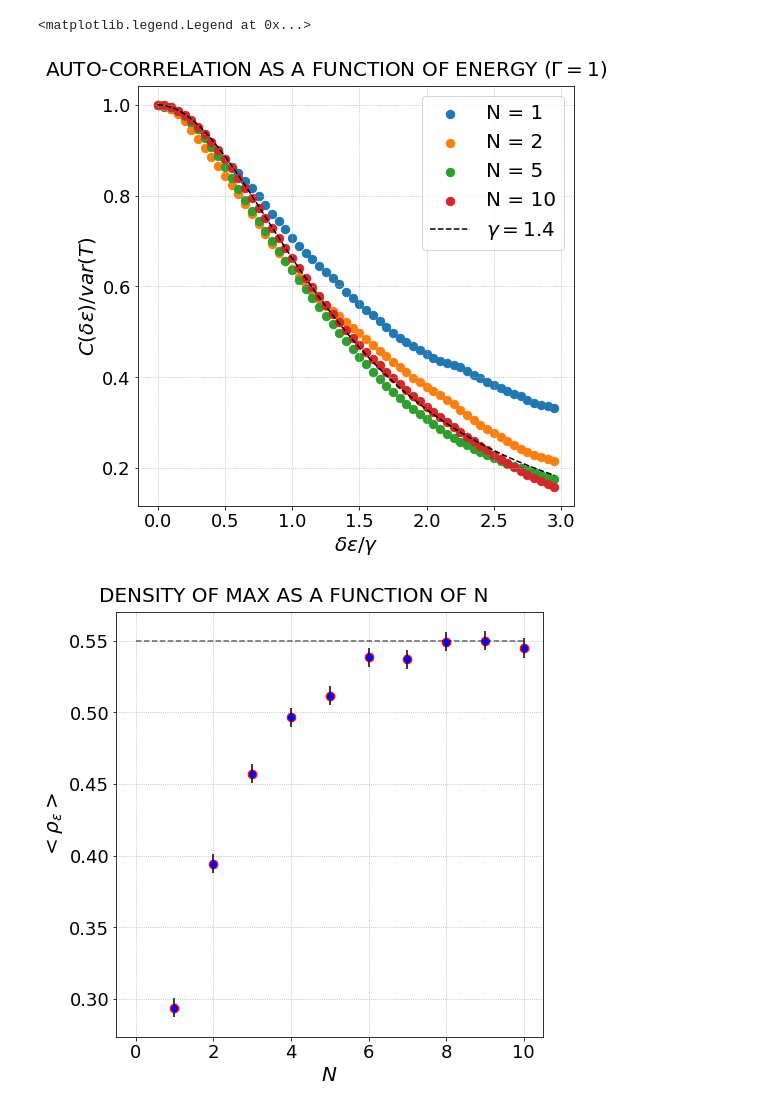
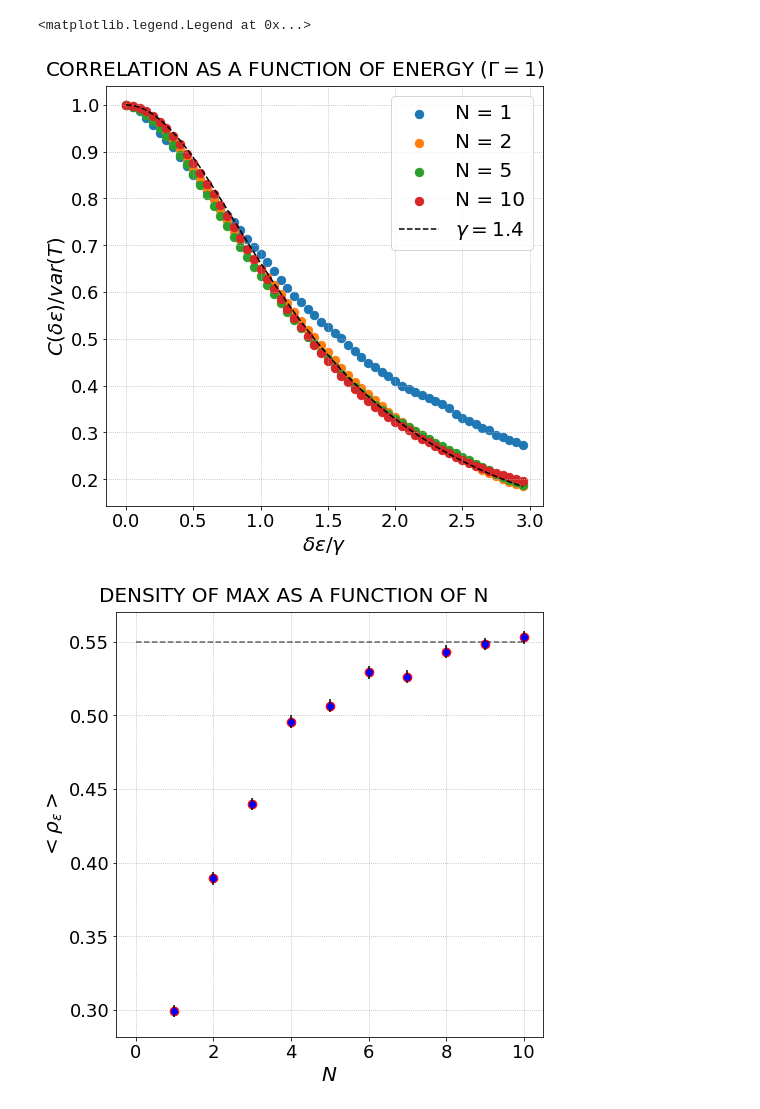
Before and after one commit to Rafffaelb/Schrodinger_Billiard, a Jupyter notebook: WignerDyson/Data_Analysis/Conductance_Energy.ipynb, the cells around one changed output. Drawn from its saved outputs; the diff is of its cells as text; code cells hidden in the pictures.

Commit message:
Implementing simulation of conductance as a function of energy

```diff
--- a/WignerDyson/Data_Analysis/Conductance_Energy.ipynb
+++ b/WignerDyson/Data_Analysis/Conductance_Energy.ipynb
@@ -40,6 +26,6 @@ def Auto_correlation(MOG_energy):
     c = np.zeros((1, columns))
     for j in range(columns):
         geg0[:,j] = np.multiply(MOG_energy[:,j], MOG_energy[:,0])
-        c[0,j] = (np.mean(geg0[:,j], axis = 0)-np.multiply(np.mean(MOG_energy[:,j], axis = 0),np.mean(MOG_energy[:,0], axis = 0)))/(np.var(MOG_energy[:,0], axis = 0))
+        c[0,j] = (np.mean(geg0[:,j], axis = 0)-np.multiply(np.mean(MOG_energy[:,j], axis = 0),np.mean(MOG_energy[:,0], axis = 0)))/(np.var(MOG_energy[:,j], axis = 0))
     return c
 # %%
@@ -140,26 +137,30 @@ x = [(1/20)*i for i in range(columns)]
 # %%
+(rows, columns) = np.shape(c_1)
+x = np.zeros((1,columns))
+x = [(1/20)*i for i in range(columns)]
+
 fig, axs = plt.subplots(1,1, figsize = (7,7), constrained_layout = True)
-fig.suptitle(r'AUTO-CORRELATION AS A FUNCTION OF ENERGY $(\Gamma = 1)$', fontsize = 20)
+fig.suptitle(r'CORRELATION AS A FUNCTION OF ENERGY $(\Gamma = 1)$', fontsize = 20)
 
 
 axs.scatter(x, c_1, s = 70, label = 'N = 1')
 axs.scatter(x, c_2, s = 70, label = 'N = 2')
 axs.scatter(x, c_5, s = 70, label = 'N = 5')
 axs.scatter(x, c_10, s = 70, label = 'N = 10')
 #axs.scatter(x, c_15, s = 70, label = 'N = 15')
 #axs.scatter(x, c_30, s = 70, label = 'N = 30')
 
 axs.plot(x, Lorentzian(x, 1.4), label = r'$\gamma = 1.4$', color = 'black', linestyle = 'dashed')
 
 axs.set_ylabel(r'$C(\delta \epsilon) / var(T)$', fontsize = 20)
 axs.set_xlabel(r'$\delta \epsilon / \gamma$', fontsize = 20)
 axs.tick_params(axis = 'both', which = 'major', labelsize = 18)
 axs.grid(linestyle = ':')
 axs.legend(fontsize = 20)
 #axs.set_ylim((0,1.1))
 # %% [output]
 <matplotlib.legend.Legend at 0x...>
-[figure, old version]
+[figure, new version]
 # %%
 def Mean_Density_of_Max(MOG_energy):
     (rows, columns) = np.shape(MOG_energy)
@@ -197,7 +198,7 @@ axs.grid(linestyle = ':')
 #axs.set_ylim(0.5,1.1)
 #axs.legend(fontsize = 20)
 # %% [output]
-[figure, old version]
+[figure, new version]
 # %%
 list_G_1w = [None]*11
 for i in range(11):
```
Also changed, not shown: parts of 32 cells of this notebook, 1 other file.
